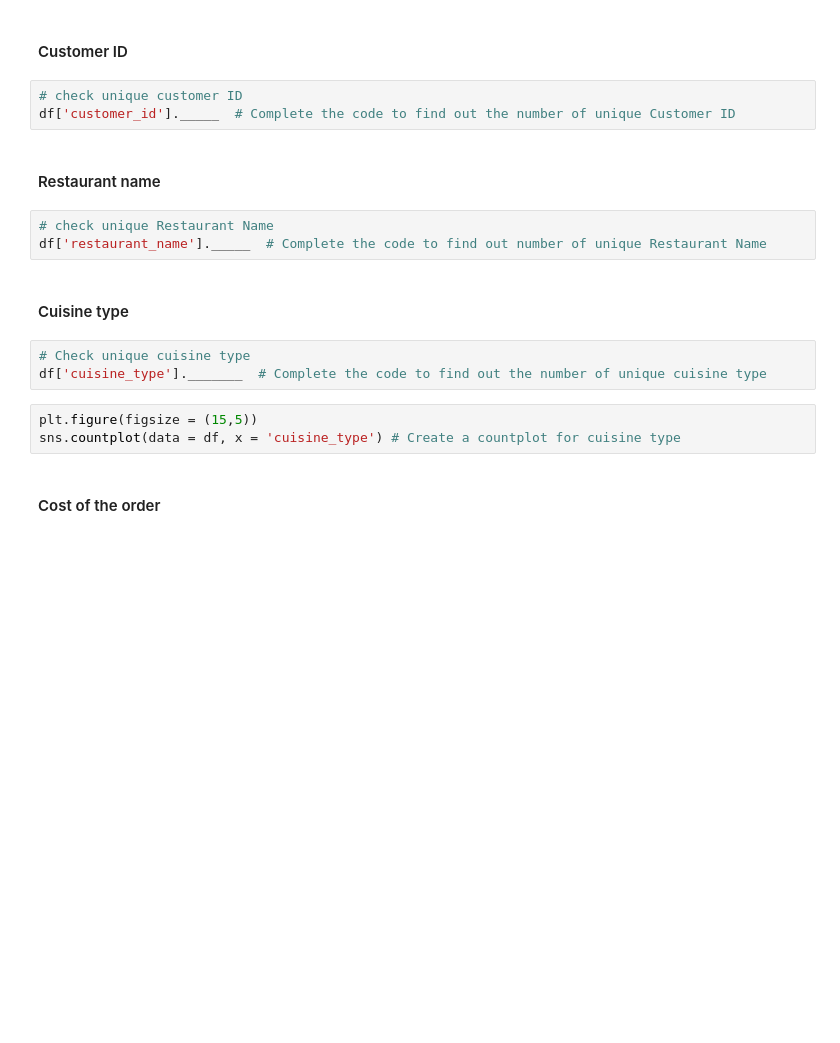
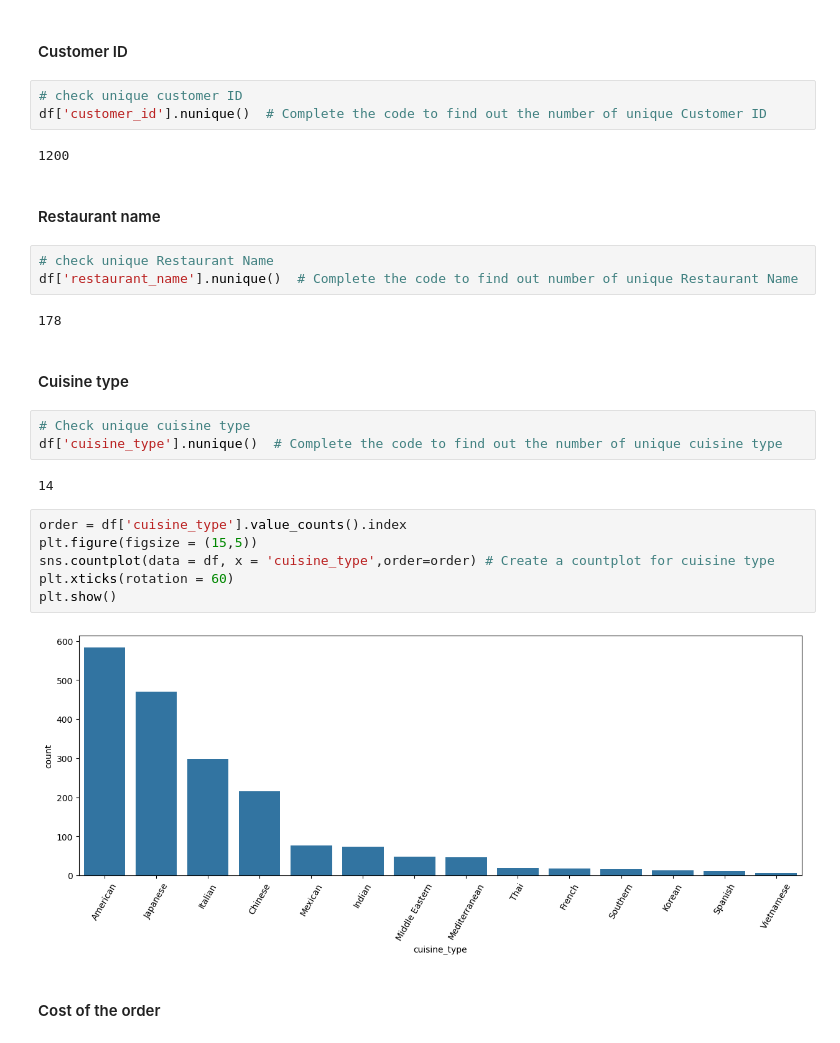
Before and after one commit to vivimtz888/python-statisticswk1, a Jupyter notebook: FDS_Project_LearnerNotebook_LowCode.ipynb, the cells around one changed output. Cells and saved outputs as stored; diff of their text form; blank space fills up the shorter version.

Commit message:
Creating plots for analyzing data

```diff
--- a/FDS_Project_LearnerNotebook_LowCode.ipynb
+++ b/FDS_Project_LearnerNotebook_LowCode.ipynb
@@ -153,20 +153,31 @@ df['order_id'].nunique()
 #### Customer ID
 # %%
 # check unique customer ID
-df['customer_id']._____  # Complete the code to find out the number of unique Customer ID
+df['customer_id'].nunique()  # Complete the code to find out the number of unique Customer ID
+# %% [output]
+1200
 # %% [markdown]
 #### Restaurant name
 # %%
 # check unique Restaurant Name
-df['restaurant_name']._____  # Complete the code to find out number of unique Restaurant Name
+df['restaurant_name'].nunique()  # Complete the code to find out number of unique Restaurant Name
+# %% [output]
+178
 # %% [markdown]
 #### Cuisine type
 # %%
 # Check unique cuisine type
-df['cuisine_type']._______  # Complete the code to find out the number of unique cuisine type
+df['cuisine_type'].nunique()  # Complete the code to find out the number of unique cuisine type
+# %% [output]
+14
 # %%
+order = df['cuisine_type'].value_counts().index
 plt.figure(figsize = (15,5))
-sns.countplot(data = df, x = 'cuisine_type') # Create a countplot for cuisine type
+sns.countplot(data = df, x = 'cuisine_type',order=order) # Create a countplot for cuisine type
+plt.xticks(rotation = 60)
+plt.show()
+# %% [output]
+[figure, added]
 # %% [markdown]
 #### Cost of the order
 # %%
```
Also changed, not shown: parts of 4 cells of this notebook.
